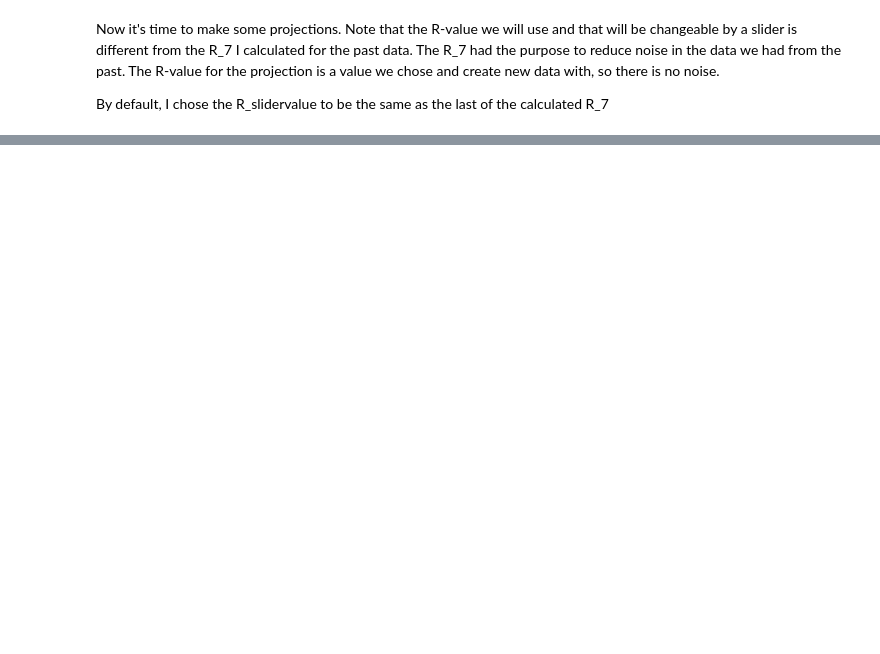
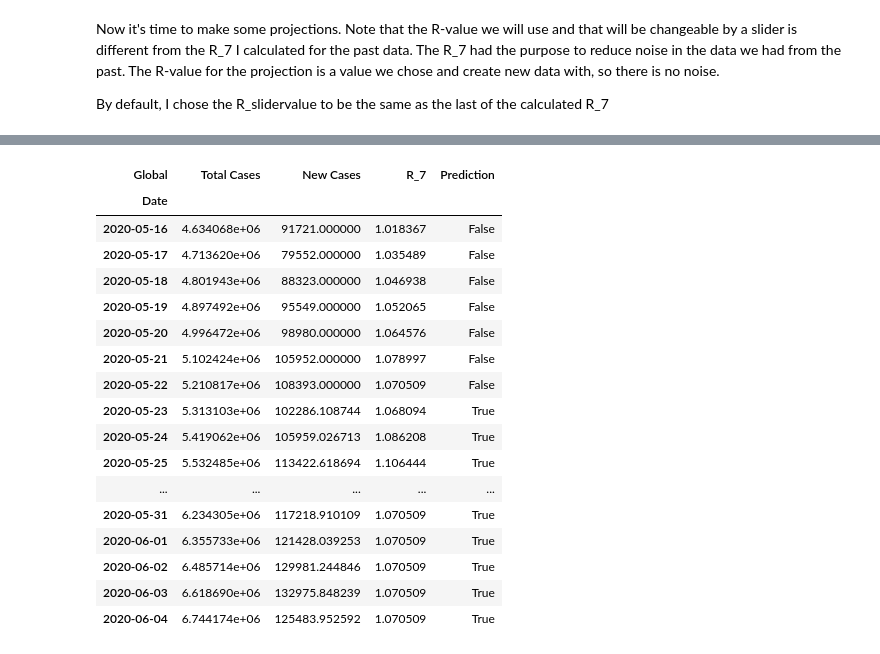
Before and after one commit to rechavar/pyCovid_TechLabsProj, a Jupyter notebook: TechLabs__finalProject.ipynb, the cells around one changed output, grey strips where cells are left out. Drawn from its saved outputs; the diff is of its cells as text; code cells hidden in the pictures; blank space fills up the shorter version.

```diff
--- a/TechLabs__finalProject.ipynb
+++ b/TechLabs__finalProject.ipynb
@@ -373,0 +379,21 @@ country_dataframes["Germany"].head(50)
+# %%
+projection_dataframes['Global'].tail(20)
+# %% [output]
+| Global | Total Cases | New Cases | R_7 | Prediction |
+| Date |  |  |  |  |
+| 2020-05-16 | 4.634068e+06 | 91721.000000 | 1.018367 | False |
+| 2020-05-17 | 4.713620e+06 | 79552.000000 | 1.035489 | False |
+| 2020-05-18 | 4.801943e+06 | 88323.000000 | 1.046938 | False |
+| 2020-05-19 | 4.897492e+06 | 95549.000000 | 1.052065 | False |
+| 2020-05-20 | 4.996472e+06 | 98980.000000 | 1.064576 | False |
+| 2020-05-21 | 5.102424e+06 | 105952.000000 | 1.078997 | False |
+| 2020-05-22 | 5.210817e+06 | 108393.000000 | 1.070509 | False |
+| 2020-05-23 | 5.313103e+06 | 102286.108744 | 1.068094 | True |
+| 2020-05-24 | 5.419062e+06 | 105959.026713 | 1.086208 | True |
+| 2020-05-25 | 5.532485e+06 | 113422.618694 | 1.106444 | True |
+| ... | ... | ... | ... | ... |
+| 2020-05-31 | 6.234305e+06 | 117218.910109 | 1.070509 | True |
+| 2020-06-01 | 6.355733e+06 | 121428.039253 | 1.070509 | True |
+| 2020-06-02 | 6.485714e+06 | 129981.244846 | 1.070509 | True |
+| 2020-06-03 | 6.618690e+06 | 132975.848239 | 1.070509 | True |
+| 2020-06-04 | 6.744174e+06 | 125483.952592 | 1.070509 | True |
```
Also changed, not shown: parts of 16 cells of this notebook.
